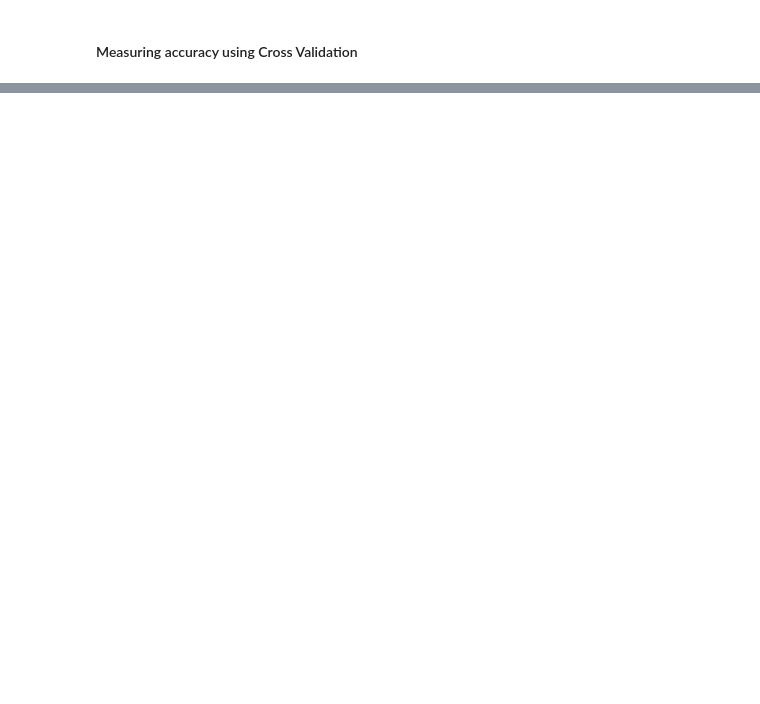
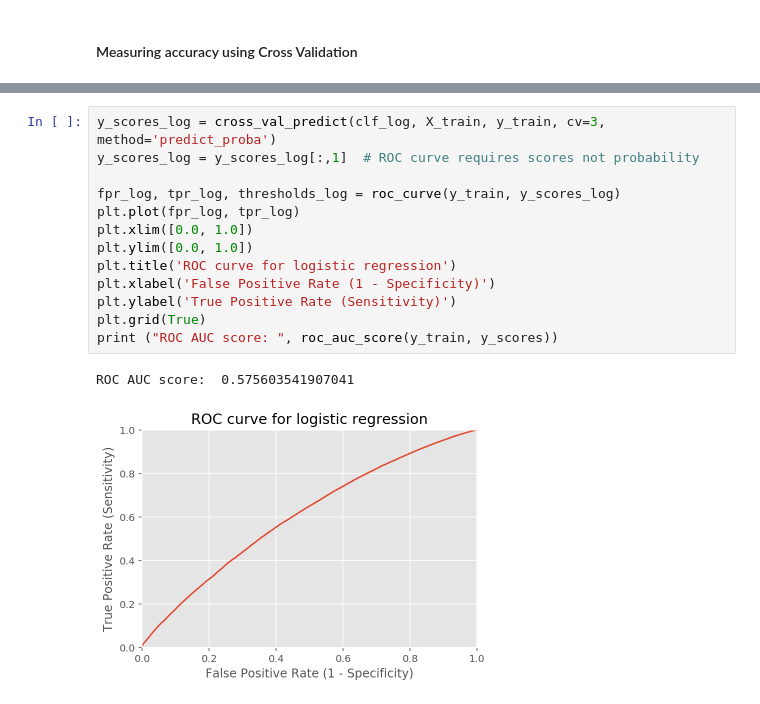
Before and after one commit to numanyilmaz/Capstone, a Jupyter notebook: Capstone.ipynb, the cells around one changed output, grey strips where cells are left out. Drawn from its saved outputs; the diff is of its cells as text; blank space fills up the shorter version.

```diff
--- a/Capstone.ipynb
+++ b/Capstone.ipynb
@@ -432,3 +432,19 @@ f0.5_score 0.8952144791104304
+# %%
+y_scores_log = cross_val_predict(clf_log, X_train, y_train, cv=3, method='predict_proba')
+y_scores_log = y_scores_log[:,1]  # ROC curve requires scores not probability
+
+fpr_log, tpr_log, thresholds_log = roc_curve(y_train, y_scores_log)
+plt.plot(fpr_log, tpr_log)
+plt.xlim([0.0, 1.0])
+plt.ylim([0.0, 1.0])
+plt.title('ROC curve for logistic regression')
+plt.xlabel('False Positive Rate (1 - Specificity)')
+plt.ylabel('True Positive Rate (Sensitivity)')
+plt.grid(True)
+print ("ROC AUC score: ", roc_auc_score(y_train, y_scores))
+# %% [output]
+ROC AUC score:  0.575603541907041
+[figure, added]
 # %%
 cross_val_accuracy = cross_val_score(clf_random, X_train, y_train, cv=3, scoring="accuracy").mean()
 print ("CV accuracy score:", cross_val_accuracy)
```
Also changed, not shown: parts of 22 cells of this notebook.
